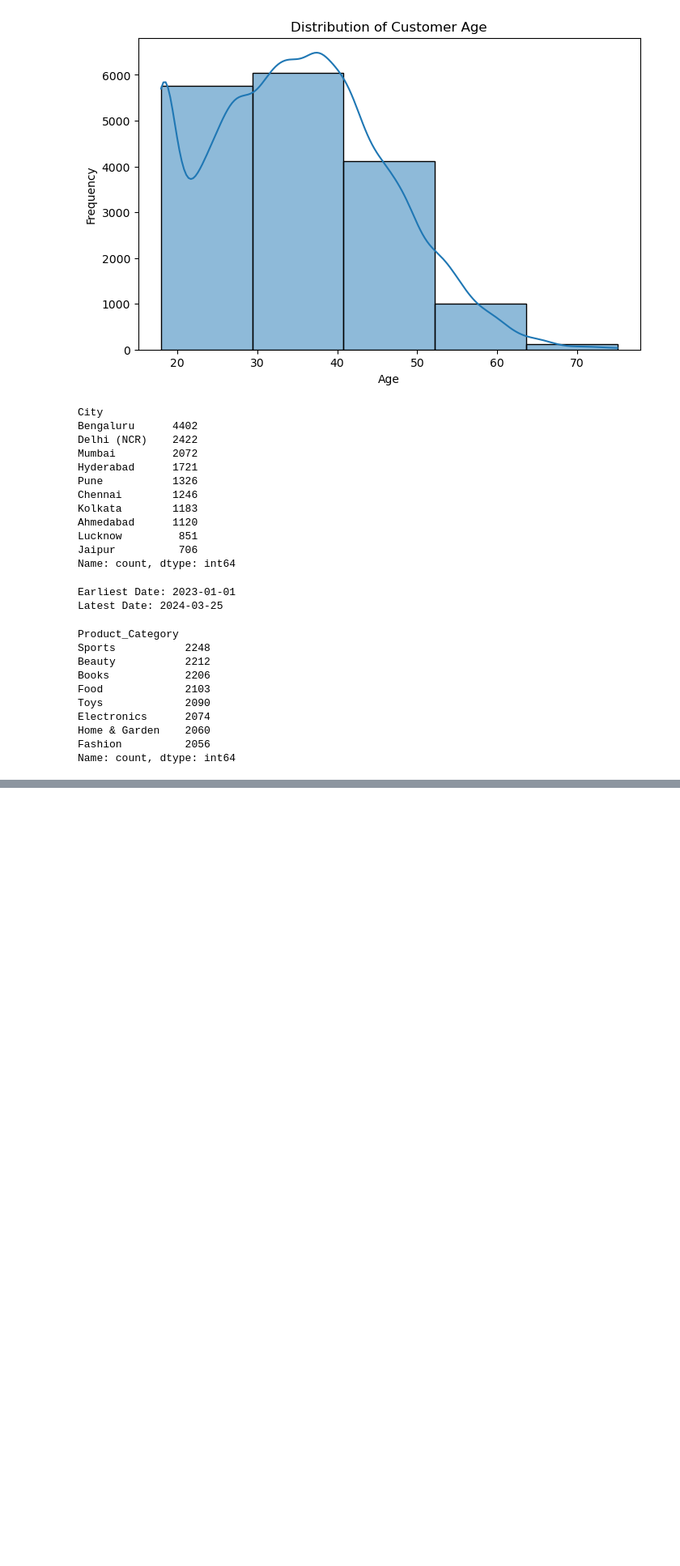
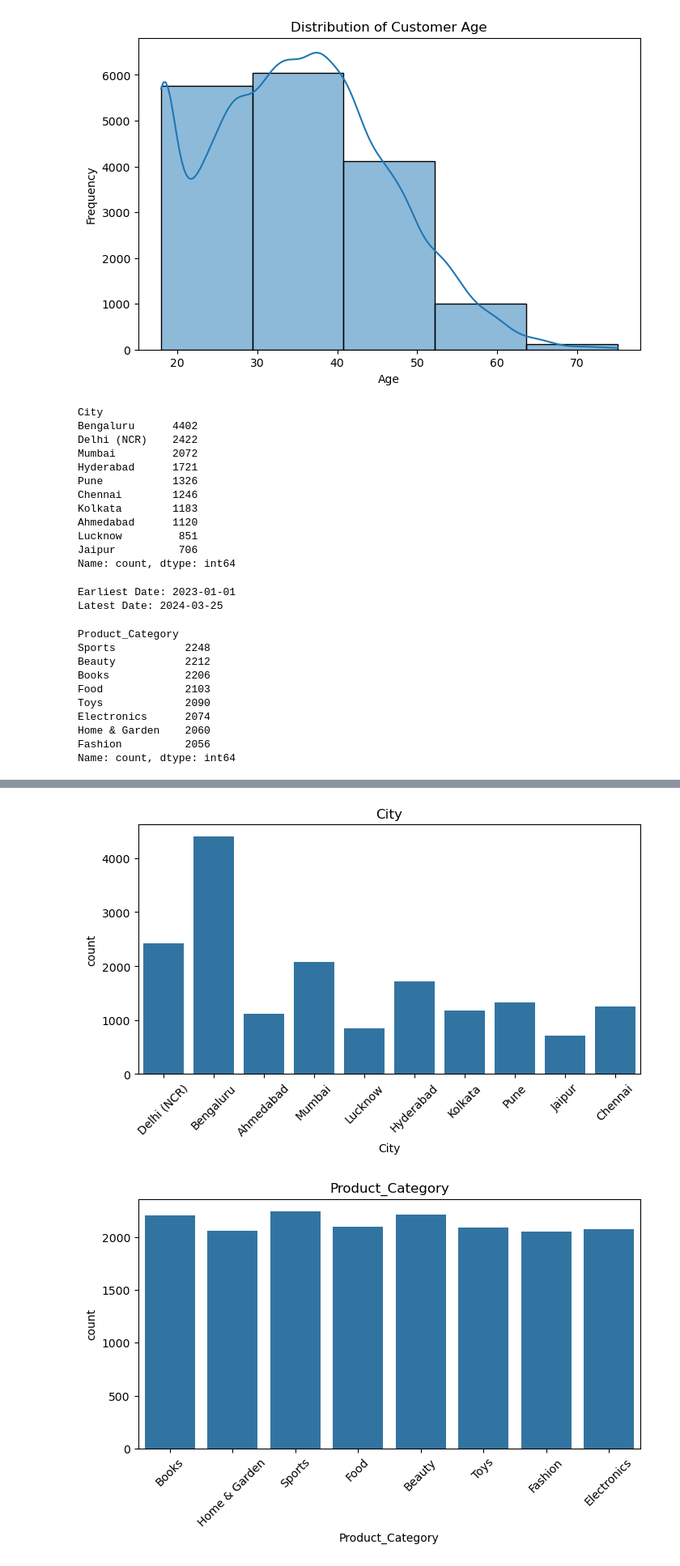
Before and after one commit to sohamnp06/Shoplytics-AI, a Jupyter notebook: notebooks/eda.ipynb, the cells around one changed output, grey strips where cells are left out. Shown at 81% size. Cells and saved outputs as stored; diff of their text form; code cells hidden in the pictures; blank space fills up the shorter version.

```diff
--- a/notebooks/eda.ipynb
+++ b/notebooks/eda.ipynb
@@ -115,0 +252,7 @@ NameError: name 'OUT_DIR' is not defined
+# %%
+cols=[ 'City', 'Product_Category', 'Payment_Method', 'Device_Type', 'Rating_Category' ]
+
+for col in cols:
+    print(col)
+    print(df[col].value_counts())
+    print()
@@ -115,0 +277,10 @@ NameError: name 'OUT_DIR' is not defined
+# %%
+for col in cols:
+    plt.figure(figsize=(8,4))
+    sns.countplot(data=df, x=col)
+    plt.title(col)
+    plt.xticks(rotation=45)
+    plt.show()
+# %% [output]
+[figure, added]
+[figure, added]
```
Also changed, not shown: parts of 10 cells of this notebook.
